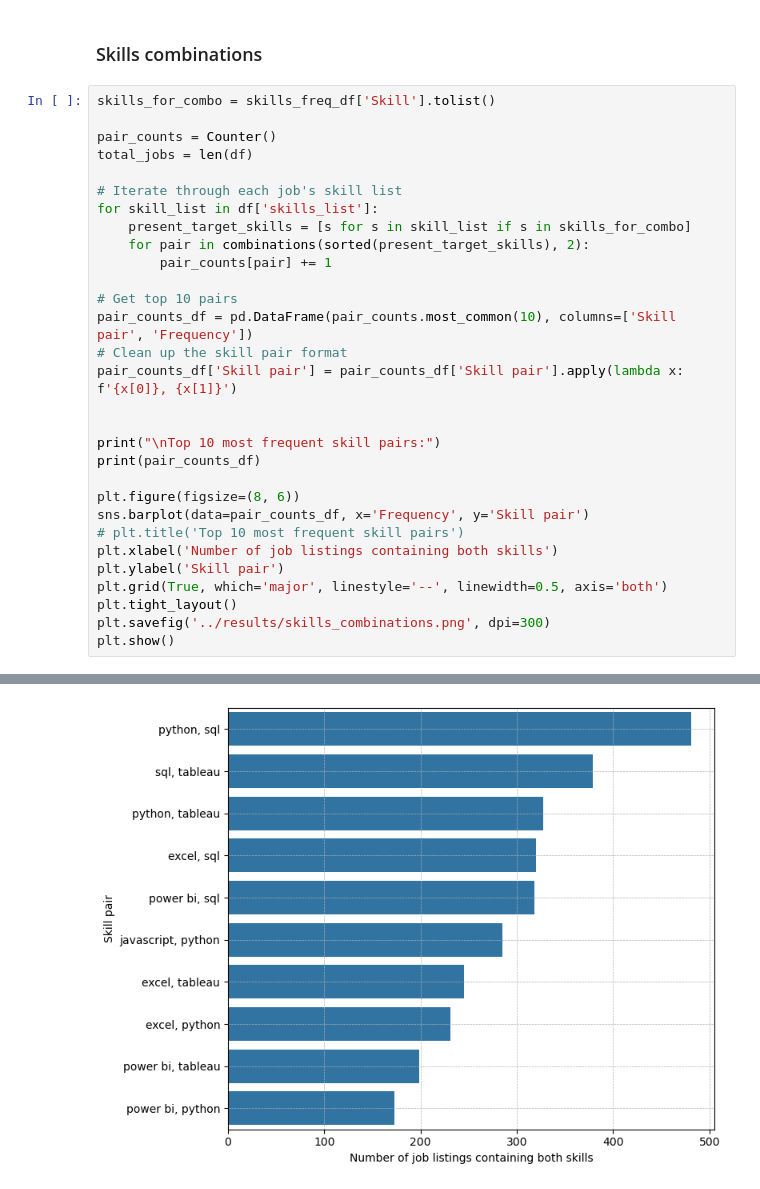
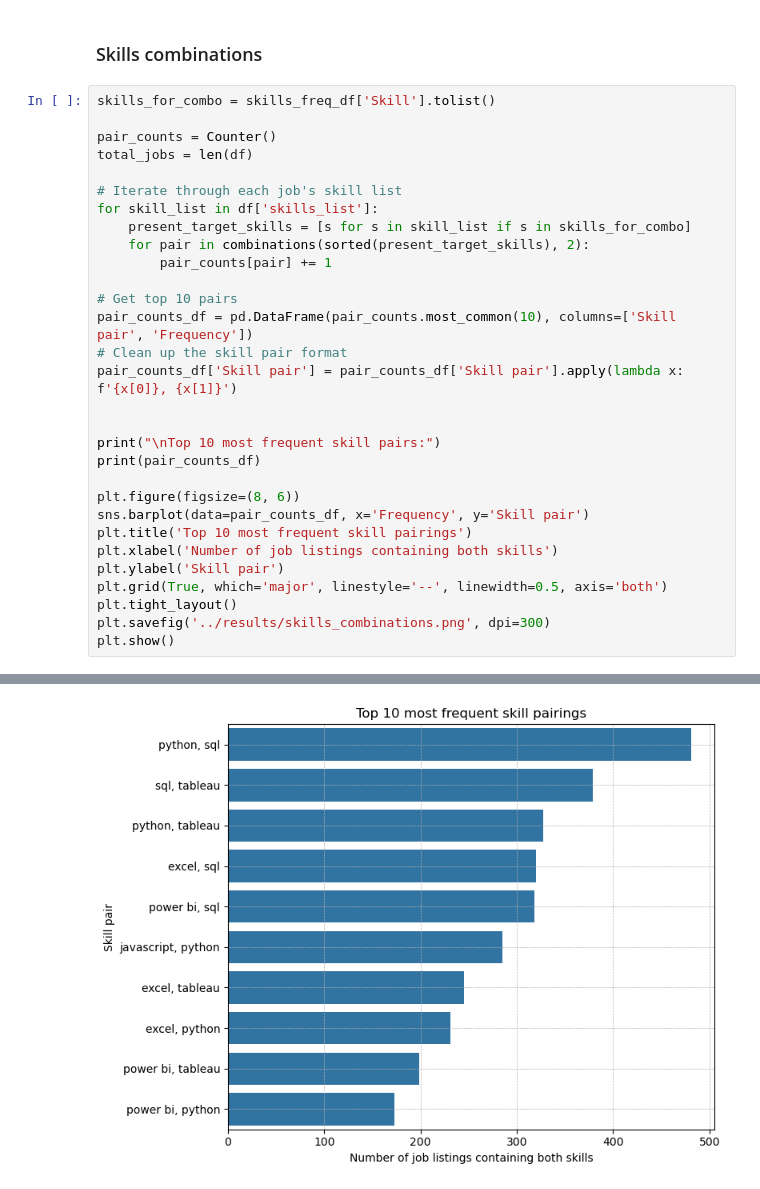
Before and after one commit to CawbyCop/720000069, a Jupyter notebook: source/data_analysis.ipynb, the cells around one changed output, grey strips where cells are left out. Drawn from its saved outputs; the diff is of its cells as text.

```diff
--- a/source/data_analysis.ipynb
+++ b/source/data_analysis.ipynb
@@ -399,32 +399,32 @@ for skill_list in df['skills_list']:
 # Get top 10 pairs
 pair_counts_df = pd.DataFrame(pair_counts.most_common(10), columns=['Skill pair', 'Frequency'])
 # Clean up the skill pair format
 pair_counts_df['Skill pair'] = pair_counts_df['Skill pair'].apply(lambda x: f'{x[0]}, {x[1]}')
 
 
 print("\nTop 10 most frequent skill pairs:")
 print(pair_counts_df)
 
 plt.figure(figsize=(8, 6))
 sns.barplot(data=pair_counts_df, x='Frequency', y='Skill pair')
-# plt.title('Top 10 most frequent skill pairs')
+plt.title('Top 10 most frequent skill pairings')
 plt.xlabel('Number of job listings containing both skills')
 plt.ylabel('Skill pair')
 plt.grid(True, which='major', linestyle='--', linewidth=0.5, axis='both')
 plt.tight_layout()
 plt.savefig('../results/skills_combinations.png', dpi=300)
 plt.show()
 # %% [output]
 Top 10 most frequent skill pairs:
            Skill pair  Frequency
 0         python, sql        481
 1        sql, tableau        379
 2     python, tableau        327
 3          excel, sql        320
 4       power bi, sql        318
 5  javascript, python        285
 6      excel, tableau        245
 7       excel, python        231
 8   power bi, tableau        199
 9    power bi, python        173
-[figure, old version]
+[figure, new version]
```
Also changed, not shown: parts of 6 cells of this notebook, 11 other files.
